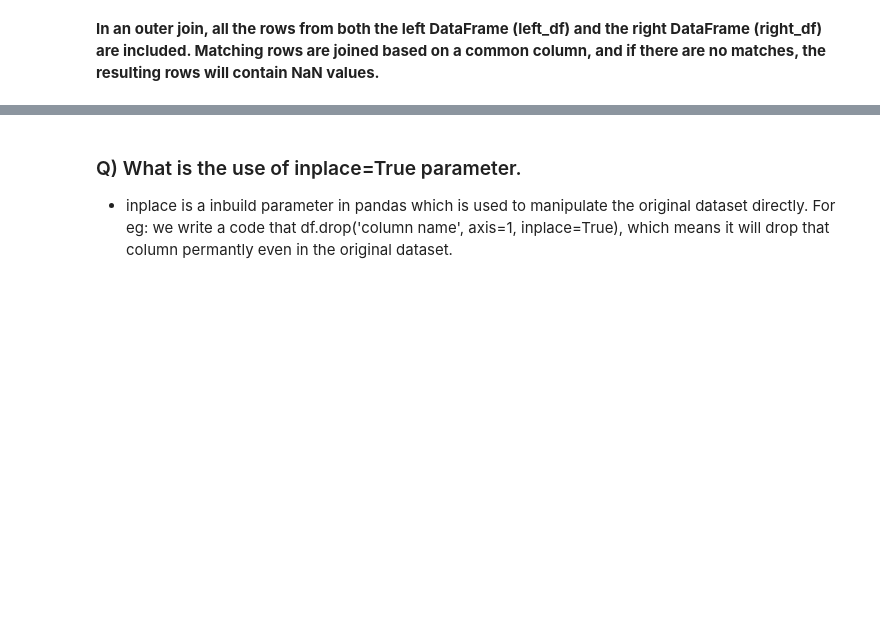
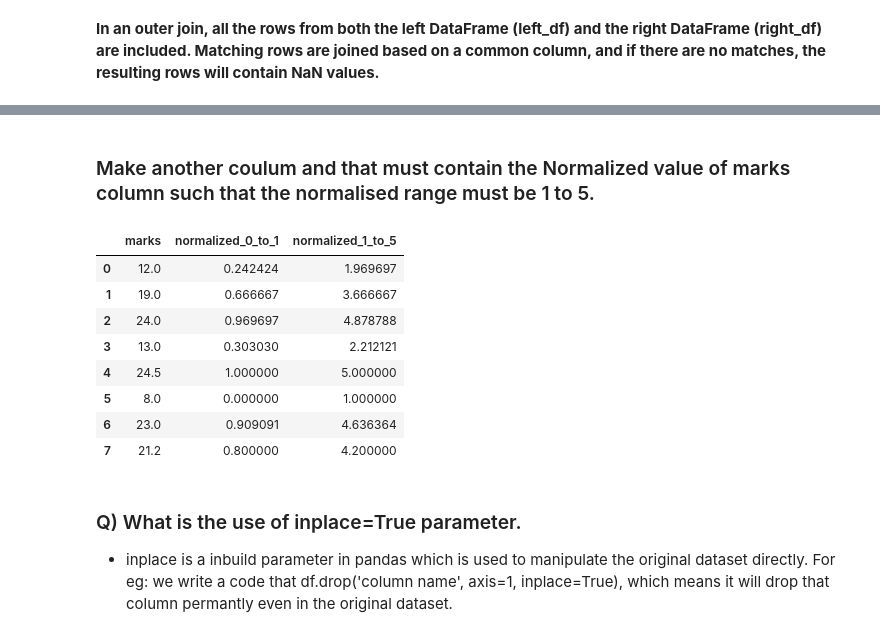
Before and after one commit to Sameer-ansarii/Interview_Questions, a Jupyter notebook: Pandas And Numpy/PANDAS (INTERVIEW QUESTIONS).ipynb, the cells around one changed output, grey strips where cells are left out. Drawn from its saved outputs; the diff is of its cells as text; code cells hidden in the pictures; blank space fills up the shorter version.

```diff
--- a/Pandas And Numpy/PANDAS (INTERVIEW QUESTIONS).ipynb
+++ b/Pandas And Numpy/PANDAS (INTERVIEW QUESTIONS).ipynb
@@ -496,0 +565,6 @@ outer_df
+# %%
+df = pd.DataFrame()
+
+df['marks'] = [ 12, 19, 24, 13, 24.5, 8, 23, 21.2]
+
+df
@@ -496,0 +581,10 @@ outer_df
+# %%
+# Normalize marks column (range: 0 to 1)
+
+from sklearn.preprocessing import MinMaxScaler
+
+scaler = MinMaxScaler(feature_range=(0, 1))
+
+df['normalized_0_to_1'] = scaler.fit_transform(df[['marks']])
+
+df
@@ -497,3 +601,21 @@ outer_df
+# %% [markdown]
+### Make another coulum and that must contain the Normalized value of marks column such that the normalised range must be 1 to 5.
+# %%
+scaler = MinMaxScaler(feature_range=(1, 5))
+
+df['normalized_1_to_5'] = scaler.fit_transform(df[['marks']])
+
+df
+# %% [output]
+|  | marks | normalized_0_to_1 | normalized_1_to_5 |
+| 0 | 12.0 | 0.242424 | 1.969697 |
+| 1 | 19.0 | 0.666667 | 3.666667 |
+| 2 | 24.0 | 0.969697 | 4.878788 |
+| 3 | 13.0 | 0.303030 | 2.212121 |
+| 4 | 24.5 | 1.000000 | 5.000000 |
+| 5 | 8.0 | 0.000000 | 1.000000 |
+| 6 | 23.0 | 0.909091 | 4.636364 |
+| 7 | 21.2 | 0.800000 | 4.200000 |
 # %% [markdown]
 ### Q) What is the use of inplace=True parameter.
 
```
Also changed, not shown: parts of 12 cells of this notebook.
